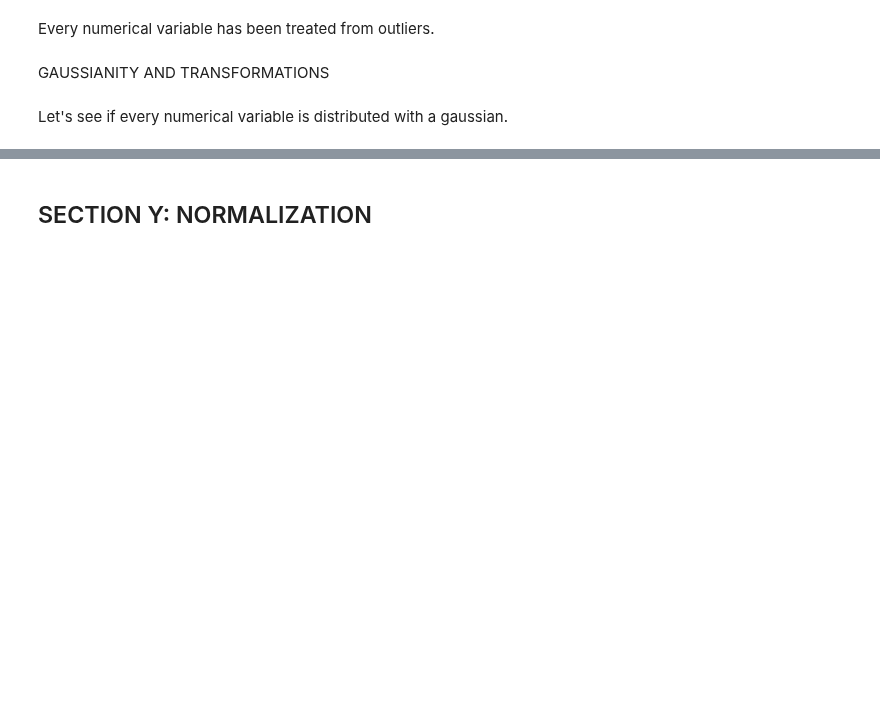
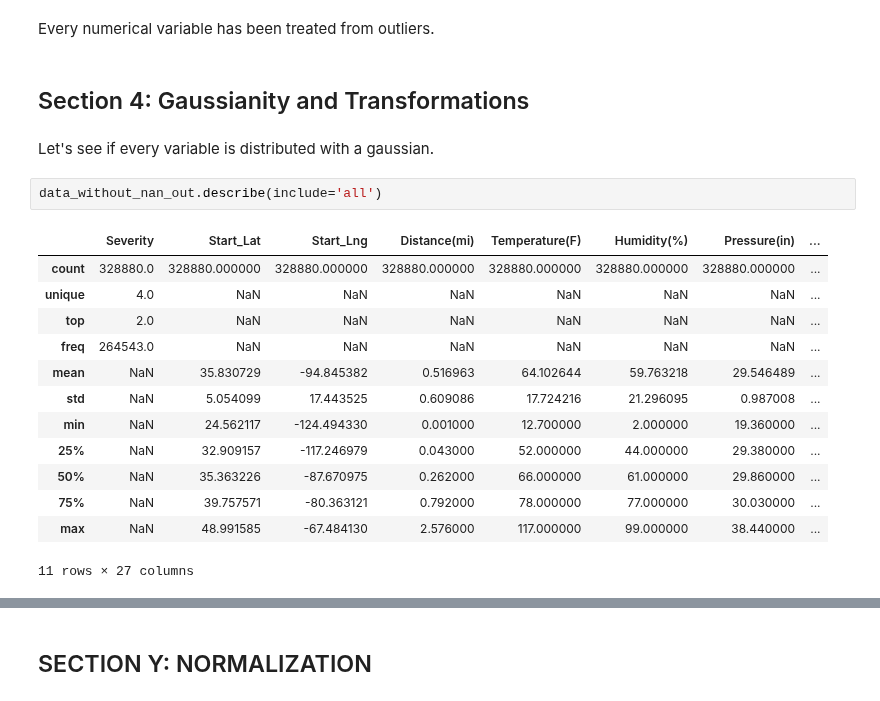
Before and after one commit to pol-resina/US-Accidents, a Jupyter notebook: notebooks/data_visualisation.ipynb, the cells around one changed output, grey strips where cells are left out. Drawn from its saved outputs; the diff is of its cells as text; blank space fills up the shorter version.

```diff
--- a/notebooks/data_visualisation.ipynb
+++ b/notebooks/data_visualisation.ipynb
@@ -587,7 +607,23 @@ The same for Start_Lng.
 data_without_nan_out = data_without_nan_out4
 # %% [markdown]
 Every numerical variable has been treated from outliers.
-# %% [markdown]
-GAUSSIANITY AND TRANSFORMATIONS
+# %% [markdown]
+## Section 4: Gaussianity and Transformations
 # %% [markdown]
-Let's see if every numerical variable is distributed with a gaussian.
+Let's see if every variable is distributed with a gaussian.
+# %%
+data_without_nan_out.describe(include='all')
+# %% [output]
+|  | Severity | Start_Lat | Start_Lng | Distance(mi) | Temperature(F) | Humidity(%) | Pressure(in) | ... |
+| count | 328880.0 | 328880.000000 | 328880.000000 | 328880.000000 | 328880.000000 | 328880.000000 | 328880.000000 | ... |
+| unique | 4.0 | NaN | NaN | NaN | NaN | NaN | NaN | ... |
+| top | 2.0 | NaN | NaN | NaN | NaN | NaN | NaN | ... |
+| freq | 264543.0 | NaN | NaN | NaN | NaN | NaN | NaN | ... |
+| mean | NaN | 35.830729 | -94.845382 | 0.516963 | 64.102644 | 59.763218 | 29.546489 | ... |
+| std | NaN | 5.054099 | 17.443525 | 0.609086 | 17.724216 | 21.296095 | 0.987008 | ... |
+| min | NaN | 24.562117 | -124.494330 | 0.001000 | 12.700000 | 2.000000 | 19.360000 | ... |
+| 25% | NaN | 32.909157 | -117.246979 | 0.043000 | 52.000000 | 44.000000 | 29.380000 | ... |
+| 50% | NaN | 35.363226 | -87.670975 | 0.262000 | 66.000000 | 61.000000 | 29.860000 | ... |
+| 75% | NaN | 39.757571 | -80.363121 | 0.792000 | 78.000000 | 77.000000 | 30.030000 | ... |
+| max | NaN | 48.991585 | -67.484130 | 2.576000 | 117.000000 | 99.000000 | 38.440000 | ... |
+11 rows × 27 columns
```
Also changed, not shown: parts of 5 cells of this notebook.
